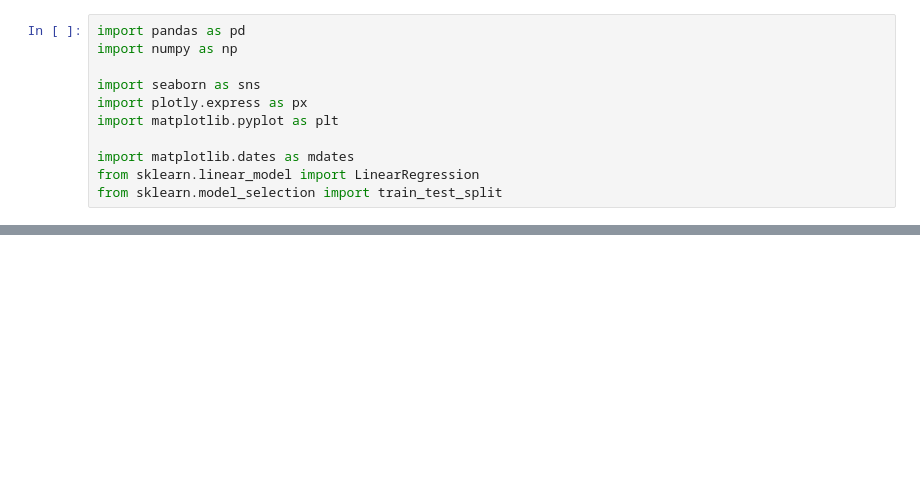
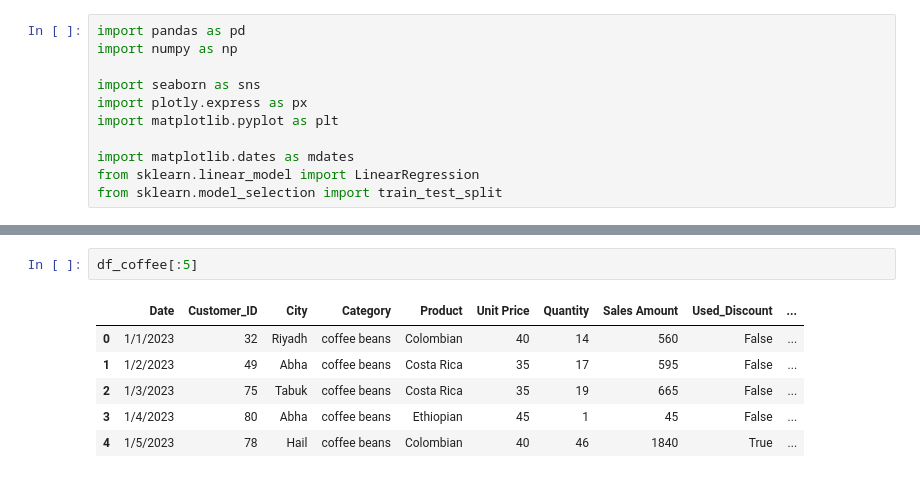
Before and after one commit to Jeff-Nibbs/coffee_dataset_dive, a Jupyter notebook: coffee.ipynb, the cells around one changed output, grey strips where cells are left out. Cells and saved outputs as stored; diff of their text form; blank space fills up the shorter version.

```diff
--- a/coffee.ipynb
+++ b/coffee.ipynb
@@ -31,0 +65,9 @@ from sklearn.model_selection import train_test_split
+# %%
+df_coffee[:5]
+# %% [output]
+|  | Date | Customer_ID | City | Category | Product | Unit Price | Quantity | Sales Amount | Used_Discount | ... |
+| 0 | 1/1/2023 | 32 | Riyadh | coffee beans | Colombian | 40 | 14 | 560 | False | ... |
+| 1 | 1/2/2023 | 49 | Abha | coffee beans | Costa Rica | 35 | 17 | 595 | False | ... |
+| 2 | 1/3/2023 | 75 | Tabuk | coffee beans | Costa Rica | 35 | 19 | 665 | False | ... |
+| 3 | 1/4/2023 | 80 | Abha | coffee beans | Ethiopian | 45 | 1 | 45 | False | ... |
+| 4 | 1/5/2023 | 78 | Hail | coffee beans | Colombian | 40 | 46 | 1840 | True | ... |
```
Also changed, not shown: parts of 20 cells of this notebook, 2 other files.
